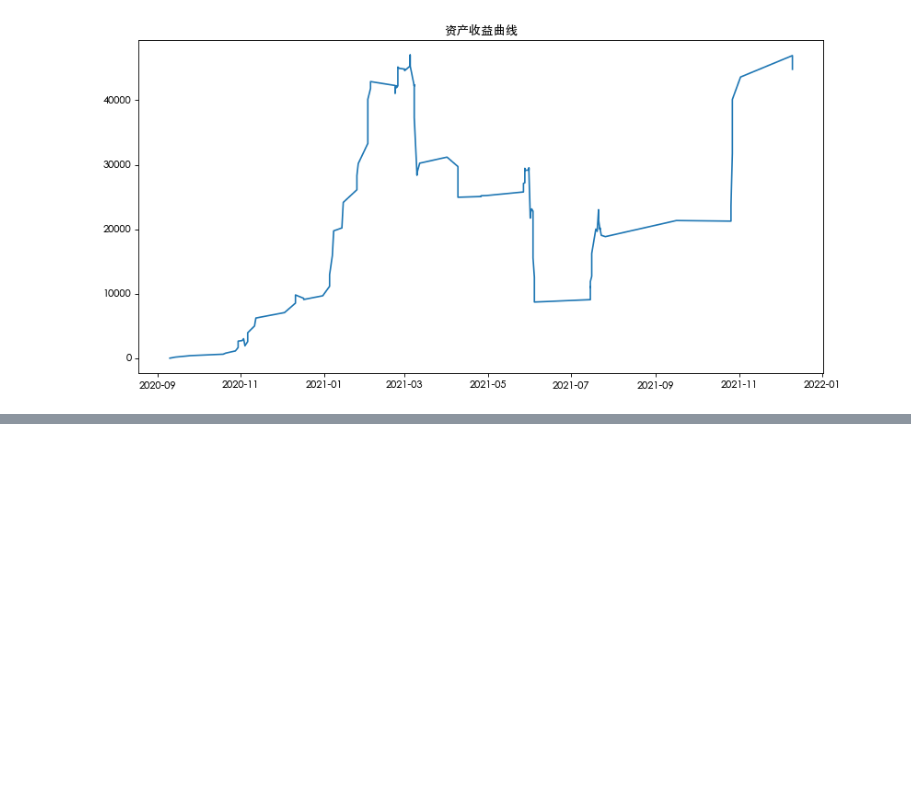
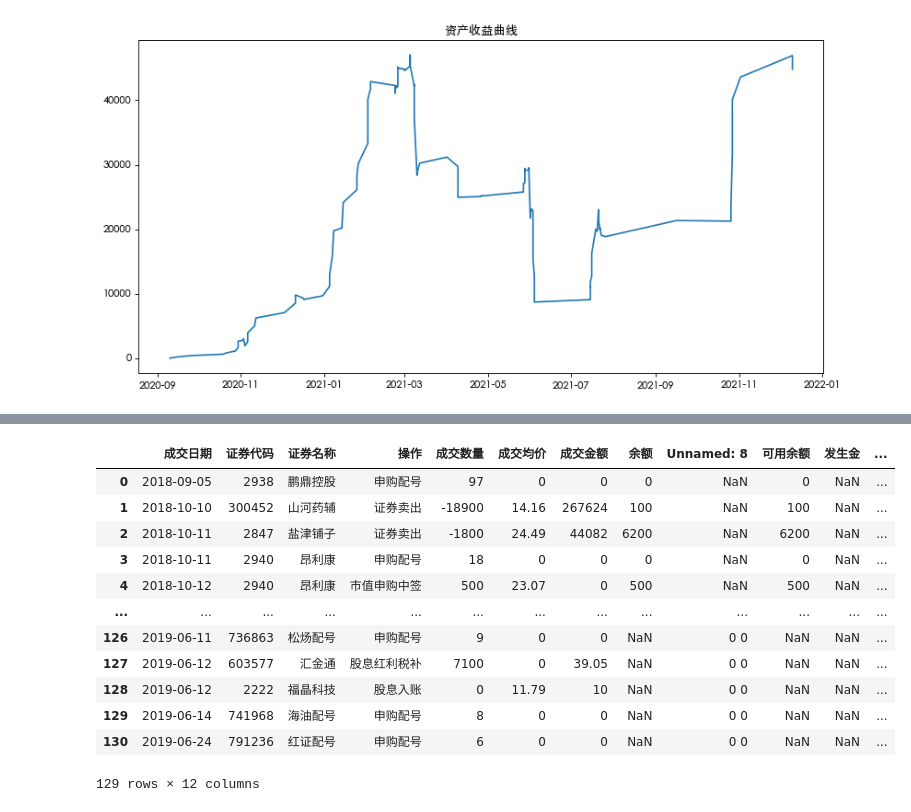
Before and after one commit to zillionare/alpha, a Jupyter notebook: alpha/notebook/交易员评估.ipynb, the cells around one changed output, grey strips where cells are left out. Cells and saved outputs as stored; diff of their text form; code cells hidden in the pictures; blank space fills up the shorter version.

```diff
--- a/alpha/notebook/交易员评估.ipynb
+++ b/alpha/notebook/交易员评估.ipynb
@@ -756,0 +806,17 @@ e.run()
+# %%
+df = preprocess_zmx(file)
+df
+# %% [output]
+|  | 成交日期 | 证券代码 | 证券名称 | 操作 | 成交数量 | 成交均价 | 成交金额 | 余额 | Unnamed: 8 | 可用余额 | 发生金 | ... |
+| 0 | 2018-09-05 | 2938 | 鹏鼎控股 | 申购配号 | 97 | 0 | 0 | 0 | NaN | 0 | NaN | ... |
+| 1 | 2018-10-10 | 300452 | 山河药辅 | 证券卖出 | -18900 | 14.16 | 267624 | 100 | NaN | 100 | NaN | ... |
+| 2 | 2018-10-11 | 2847 | 盐津铺子 | 证券卖出 | -1800 | 24.49 | 44082 | 6200 | NaN | 6200 | NaN | ... |
+| 3 | 2018-10-11 | 2940 | 昂利康 | 申购配号 | 18 | 0 | 0 | 0 | NaN | 0 | NaN | ... |
+| 4 | 2018-10-12 | 2940 | 昂利康 | 市值申购中签 | 500 | 23.07 | 0 | 500 | NaN | 500 | NaN | ... |
+| ... | ... | ... | ... | ... | ... | ... | ... | ... | ... | ... | ... | ... |
+| 126 | 2019-06-11 | 736863 | 松炀配号 | 申购配号 | 9 | 0 | 0 | NaN | 0 0 | NaN | NaN | ... |
+| 127 | 2019-06-12 | 603577 | 汇金通 | 股息红利税补 | 7100 | 0 | 39.05 | NaN | 0 0 | NaN | NaN | ... |
+| 128 | 2019-06-12 | 2222 | 福晶科技 | 股息入账 | 0 | 11.79 | 10 | NaN | 0 0 | NaN | NaN | ... |
+| 129 | 2019-06-14 | 741968 | 海油配号 | 申购配号 | 8 | 0 | 0 | NaN | 0 0 | NaN | NaN | ... |
+| 130 | 2019-06-24 | 791236 | 红证配号 | 申购配号 | 6 | 0 | 0 | NaN | 0 0 | NaN | NaN | ... |
+129 rows × 12 columns
```
Also changed, not shown: parts of 10 cells of this notebook, 20 other files.
